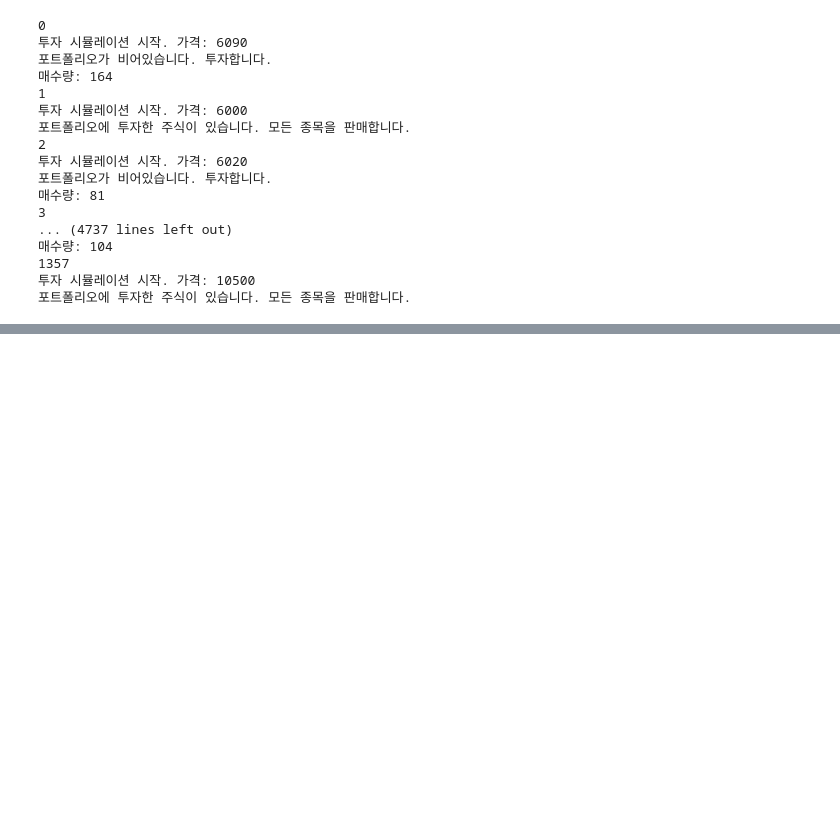
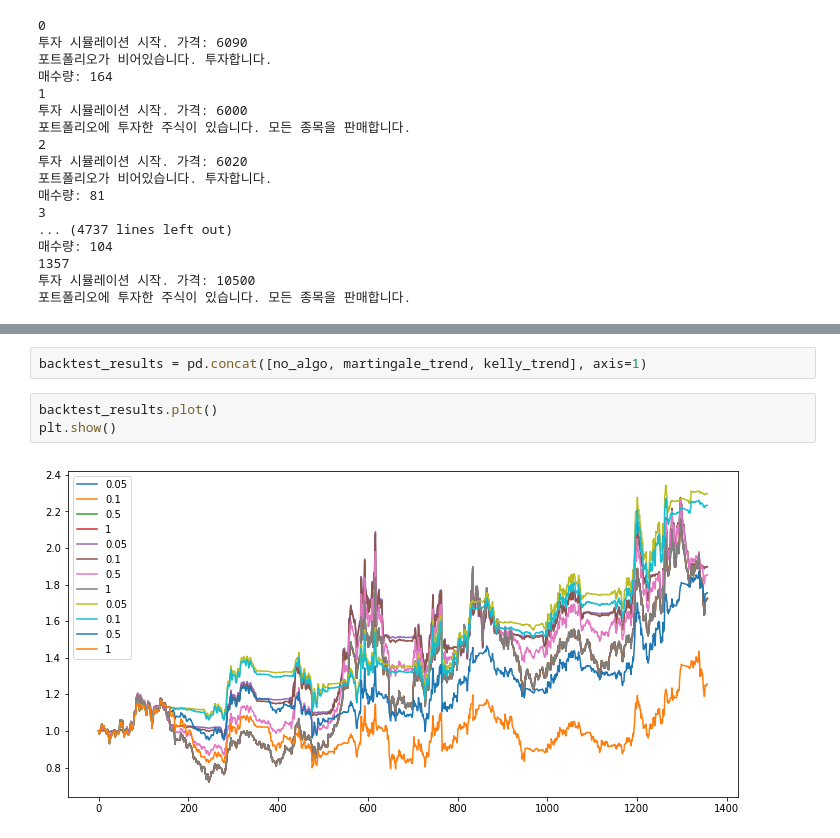
Before and after one commit to hyemin9403/keyst_notebooks, a Jupyter notebook: 리스크관리툴.ipynb, the cells around one changed output, grey strips where cells are left out. Cells and saved outputs as stored; diff of their text form; blank space fills up the shorter version.

```diff
--- a/리스크관리툴.ipynb
+++ b/리스크관리툴.ipynb
@@ -222,0 +279,7 @@ print(kelly)
+# %%
+backtest_results = pd.concat([no_algo, martingale_trend, kelly_trend], axis=1)
+# %%
+backtest_results.plot()
+plt.show()
+# %% [output]
+[figure, added]
```
Also changed, not shown: parts of 13 cells of this notebook.
